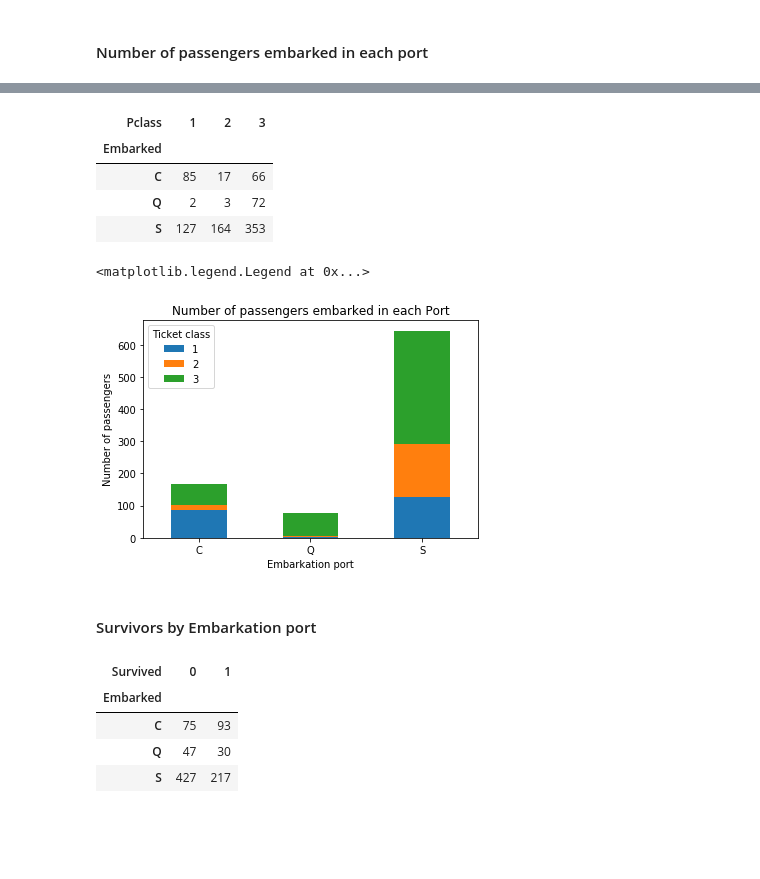
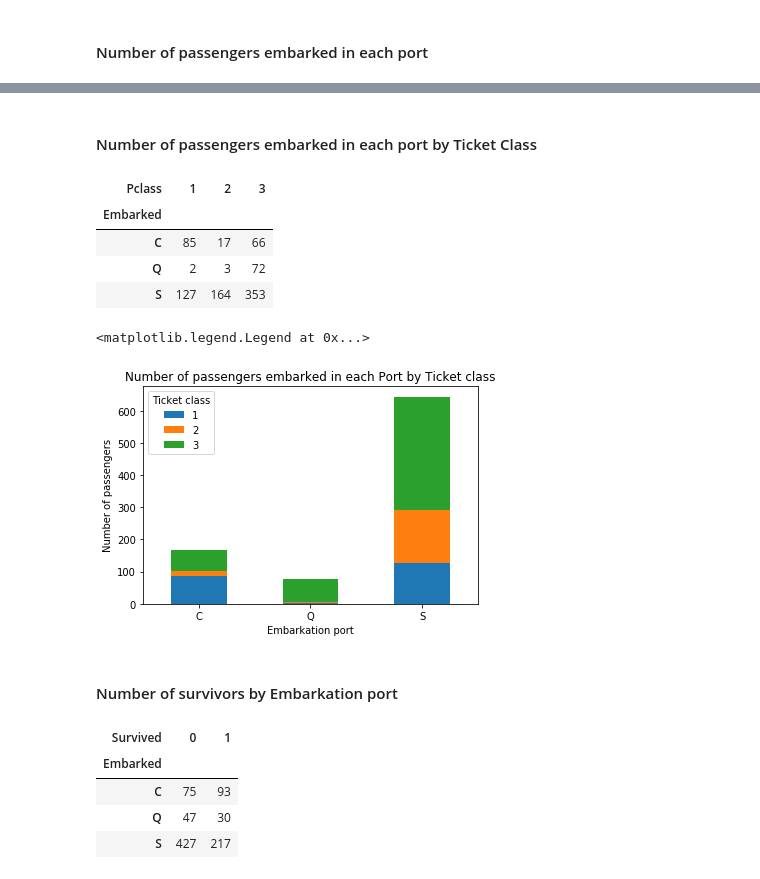
Before and after one commit to silvuple/Machine-Learning-Titanic-Kaggle, a Jupyter notebook: titanic_features_analysis.ipynb, the cells around one changed output, grey strips where cells are left out. Cells and saved outputs as stored; diff of their text form; code cells hidden in the pictures; blank space fills up the shorter version.

```diff
--- a/titanic_features_analysis.ipynb
+++ b/titanic_features_analysis.ipynb
@@ -4,7 +4,7 @@ from matplotlib import pyplot as plt
 import pandas as pd
 import numpy as np
 # %%
-df = pd.read_csv('train.csv')
+df = pd.read_csv(r'C:\Users\m\AppData\Local\Programs\Python\Python36-32\titanic\train.csv')
 # %%
 df.head()
 # %% [output]
@@ -120,4 +161,4 @@ plt.legend(title='Ticket class')
 # %%
-age = 18
-df[df.Age < age].groupby(['Sex','Pclass']).Survived.mean().unstack()
+age = 20
+df[df.Age < age].groupby(['Sex','Pclass']).Survived.value_counts().unstack()
 # %% [output]
@@ -183,3 +270,5 @@ plt.legend(title='Ticket class')
+# %% [markdown]
+#### Number of passengers embarked in each port by Ticket Class
 # %%
 pd.crosstab(df.Embarked, df.Pclass)
 # %% [output]
@@ -191,14 +280,14 @@ pd.crosstab(df.Embarked, df.Pclass)
 # %%
 pd.crosstab(df.Embarked, df.Pclass).plot(kind='bar', stacked=True, rot=0)
 plt.xlabel('Embarkation port')
 plt.ylabel('Number of passengers')
-plt.title('Number of passengers embarked in each Port')
+plt.title('Number of passengers embarked in each Port by Ticket class')
 plt.legend(title='Ticket class')
 # %% [output]
 <matplotlib.legend.Legend at 0x...>
-[figure, old version]
+[figure, new version]
 # %% [markdown]
-#### Survivors by Embarkation port
+#### Number of survivors by Embarkation port
 # %%
 pd.crosstab(df.Embarked, df.Survived)
 # %% [output]
```
Also changed, not shown: parts of 64 cells of this notebook.
